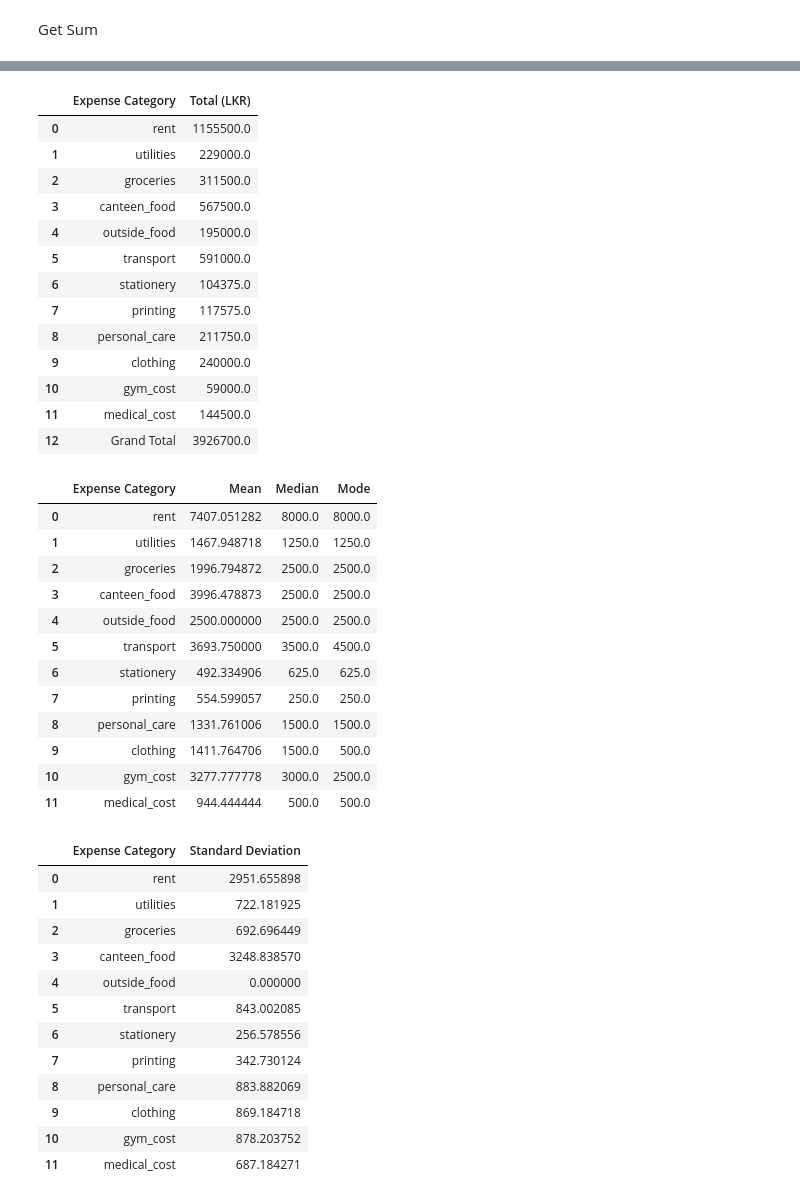
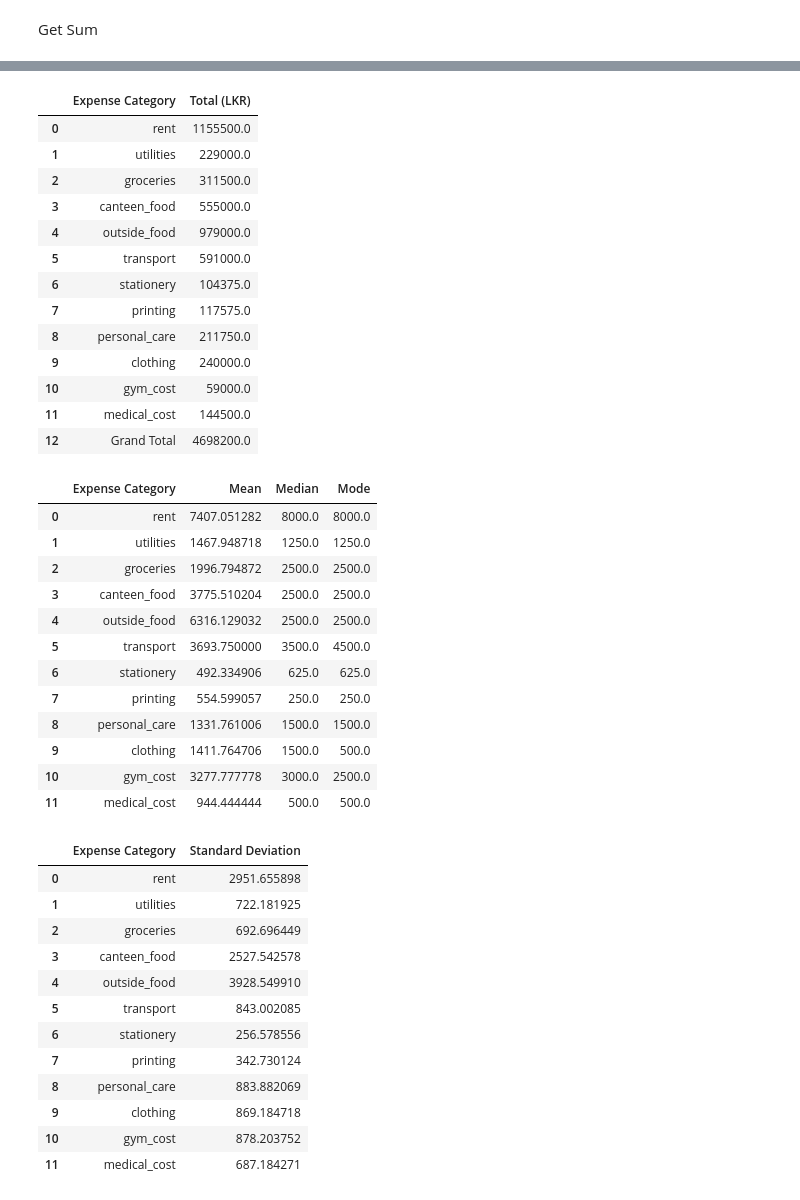
Before and after one commit to Pasindu115530/Static-Project, a Jupyter notebook: test.ipynb, the cells around one changed output, grey strips where cells are left out. Cells and saved outputs as stored; diff of their text form; code cells hidden in the pictures.

```diff
--- a/test.ipynb
+++ b/test.ipynb
@@ -203,6 +203,7 @@ range_to_num_map = {
     '4000-5000': 4500,
     '5000-7000': 6000,
     '7000-9000': 8000,
+    '7500-10000': 8750,
     '9000-11000': 10000,
     'More than 11000': 11500,
     'Less than 5000': 2500,
@@ -211,7 +212,7 @@ range_to_num_map = {
     '20000-30000': 25000,
     'Less than 10000': 5000,
     'more than 2000': 2500,
-    'More then 10000': 11000
+    'More than 10000': 11000
 }
 
 # Columns to convert (add all expense columns you want)
@@ -311,8 +312,8 @@ display(col_sums_table)
 | 0 | rent | 1155500.0 |
 | 1 | utilities | 229000.0 |
 | 2 | groceries | 311500.0 |
-| 3 | canteen_food | 567500.0 |
-| 4 | outside_food | 195000.0 |
+| 3 | canteen_food | 555000.0 |
+| 4 | outside_food | 979000.0 |
 | 5 | transport | 591000.0 |
 | 6 | stationery | 104375.0 |
 | 7 | printing | 117575.0 |
@@ -320,38 +321,54 @@ display(col_sums_table)
 | 9 | clothing | 240000.0 |
 | 10 | gym_cost | 59000.0 |
 | 11 | medical_cost | 144500.0 |
-| 12 | Grand Total | 3926700.0 |
+| 12 | Grand Total | 4698200.0 |
 # %%
 import pandas as pd
+
+cols_with_grand_total = [
+    "rent",
+    "utilities",
+    "groceries",
+    "canteen_food",
+    "outside_food",
+    "transport",
+    "stationery",
+    "printing",
+    "personal_care",
+    "clothing",
+    "gym_cost",
+    "medical_cost",
+
+]
 
 # Select only expense columns
 expenses = df[expense_cols]
 
 # Calculate mean and median
 mean_values = expenses.mean()
 median_values = expenses.median()
 
 # Calculate mode (can have multiple values → take first)
 mode_values = expenses.mode().iloc[0]
 
 # Combine into one summary table
 summary_stats = pd.DataFrame({
     "Mean": mean_values,
     "Median": median_values,
     "Mode": mode_values
 })
 
 # Reset index for clean display
 summary_stats = summary_stats.reset_index().rename(columns={"index": "Expense Category"})
 
 display(summary_stats)
 # %% [output]
 |  | Expense Category | Mean | Median | Mode |
 | 0 | rent | 7407.051282 | 8000.0 | 8000.0 |
 | 1 | utilities | 1467.948718 | 1250.0 | 1250.0 |
 | 2 | groceries | 1996.794872 | 2500.0 | 2500.0 |
-| 3 | canteen_food | 3996.478873 | 2500.0 | 2500.0 |
-| 4 | outside_food | 2500.000000 | 2500.0 | 2500.0 |
+| 3 | canteen_food | 3775.510204 | 2500.0 | 2500.0 |
+| 4 | outside_food | 6316.129032 | 2500.0 | 2500.0 |
 | 5 | transport | 3693.750000 | 3500.0 | 4500.0 |
 | 6 | stationery | 492.334906 | 625.0 | 625.0 |
 | 7 | printing | 554.599057 | 250.0 | 250.0 |
@@ -376,8 +393,8 @@ display(std_df)
 | 0 | rent | 2951.655898 |
 | 1 | utilities | 722.181925 |
 | 2 | groceries | 692.696449 |
-| 3 | canteen_food | 3248.838570 |
-| 4 | outside_food | 0.000000 |
+| 3 | canteen_food | 2527.542578 |
+| 4 | outside_food | 3928.549910 |
 | 5 | transport | 843.002085 |
 | 6 | stationery | 256.578556 |
 | 7 | printing | 342.730124 |
```
Also changed, not shown: parts of 4 cells of this notebook.
